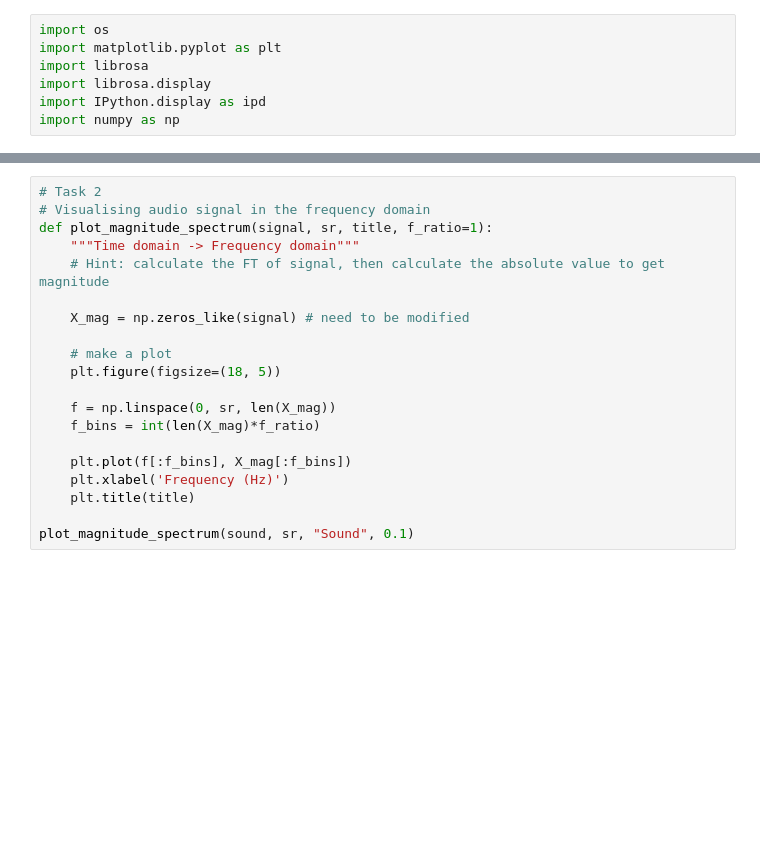
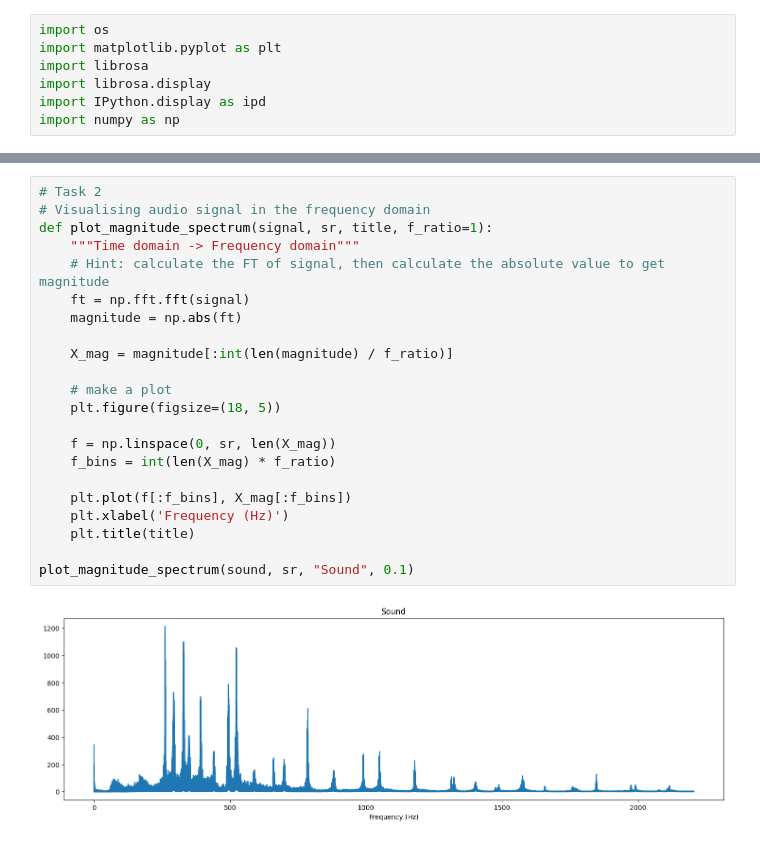
Before and after one commit to wuchenghao0215/AcousticFeatures, a Jupyter notebook: lab10.ipynb, the cells around one changed output, grey strips where cells are left out. Drawn from its saved outputs; the diff is of its cells as text; blank space fills up the shorter version.

```diff
--- a/lab10.ipynb
+++ b/lab10.ipynb
@@ -26,23 +45,27 @@ def amplitude_envelope(signal, frame_size, hop_length) -> np.ndarray:
 # %%
 # Task 2
 # Visualising audio signal in the frequency domain
 def plot_magnitude_spectrum(signal, sr, title, f_ratio=1):
     """Time domain -> Frequency domain"""
     # Hint: calculate the FT of signal, then calculate the absolute value to get magnitude
+    ft = np.fft.fft(signal)
+    magnitude = np.abs(ft)
 
-    X_mag = np.zeros_like(signal) # need to be modified
+    X_mag = magnitude[:int(len(magnitude) / f_ratio)]
 
     # make a plot
     plt.figure(figsize=(18, 5))
 
     f = np.linspace(0, sr, len(X_mag))
-    f_bins = int(len(X_mag)*f_ratio)
+    f_bins = int(len(X_mag) * f_ratio)
 
     plt.plot(f[:f_bins], X_mag[:f_bins])
     plt.xlabel('Frequency (Hz)')
     plt.title(title)
 
 plot_magnitude_spectrum(sound, sr, "Sound", 0.1)
+# %% [output]
+[figure, added]
 # %%
 # Task 3
 def plot_spectrogram(Y, sr, hop_length, y_axis="linear"):
```
Also changed, not shown: parts of 7 cells of this notebook, 6 other files.
